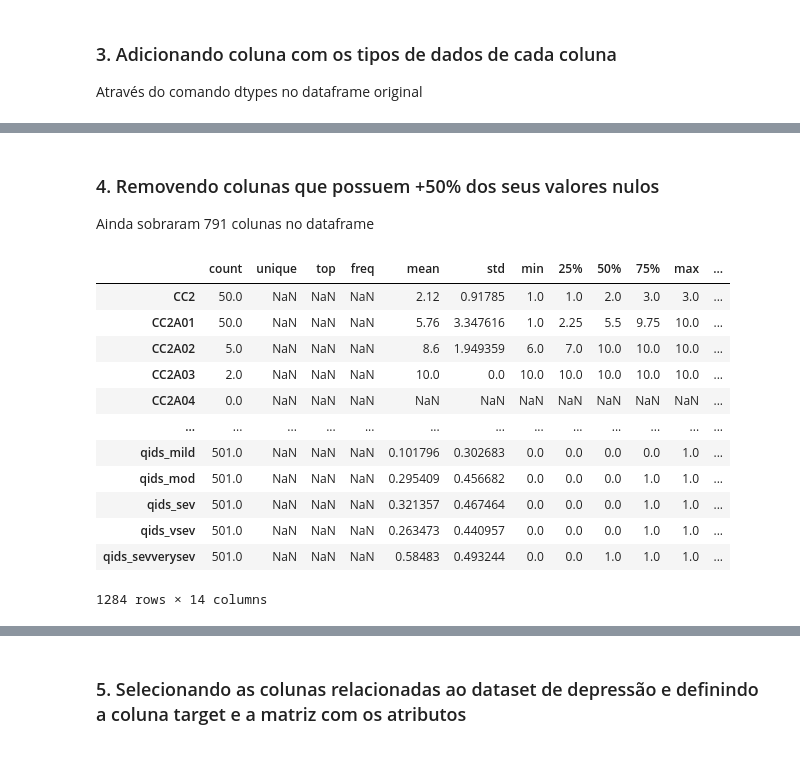
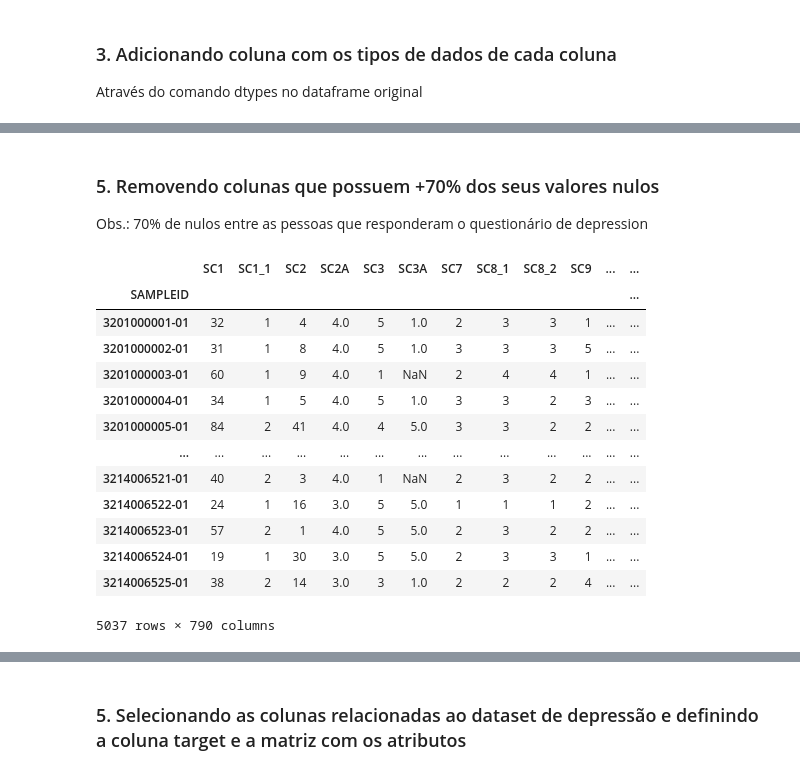
Before and after one commit to matheuss3/promental, a Jupyter notebook: notebooks/analise_exploratoria.ipynb, the cells around one changed output, grey strips where cells are left out. Cells and saved outputs as stored; diff of their text form; code cells hidden in the pictures.

```diff
--- a/notebooks/analise_exploratoria.ipynb
+++ b/notebooks/analise_exploratoria.ipynb
@@ -10,10 +11,10 @@ import matplotlib.pyplot as plt
 # %% [markdown]
 Configuração do dataframe
 # %%
-link_df = 'https://raw.githubusercontent.com/matheuss3/promental/main/data/bancosaudemental.csv?token=GHSAT0AAAAAABUPGQX4XLHQ4VQ7FRERQJ7UYUVNTFA'
+link_df = 'https://raw.githubusercontent.com/matheuss3/promental/main/data/bancosaudemental.csv?token=GHSAT0AAAAAABVD6ZEUD5ELHCXPLJ7OF3FQYUV77DQ'
 delimiter = ';'
 encoding = 'ISO-8859-1'
 # %%
-df_promental = pd.read_csv(link_df, delimiter=delimiter, encoding=encoding)
+df_promental = pd.read_csv(link_df, delimiter=delimiter, encoding=encoding, index_col='SAMPLEID')
 df_promental.head()
 # %% [output]
@@ -92,10 +70,13 @@ df_describe['nulls %'] = amount_nulls
 # %% [markdown]
 ### % Nulos entre os entrevistados que responderam o questionário de depression
 # %%
-amount_nulls_depression = (df_promental[pd.notnull(df_promental['D1'])].isnull().sum() / len(df_promental[pd.notnull(df_promental['D1'])])) * 100
+df_promental_res_depression = df_promental[pd.notnull(df_promental['D1'])] # Dataframe filtrado somente com quem respondeu o questionário de depression
+amount_res = len(df_promental_res_depression) # Quantidade de respostas
+amount_nulls_depression = (df_promental_res_depression.isnull().sum() / amount_res ) * 100
 df_describe['nulls % *'] = amount_nulls_depression
 # %% [markdown]
 ### 3. Adicionando coluna com os tipos de dados de cada coluna
 Através do comando dtypes no dataframe original
 # %%
-df_describe['tipos'] = df_promental.dtypes
+df_describe['types'] = df_promental.dtypes
+df_describe
@@ -118,21 +97,24 @@ df_describe
 # %% [markdown]
-### 4. Removendo colunas que possuem +50% dos seus valores nulos
-Ainda sobraram 791 colunas no dataframe
+### 5. Removendo colunas que possuem +70% dos seus valores nulos
+Obs.: 70% de nulos entre as pessoas que responderam o questionário de depression
 # %%
 remove_percent = 70
 # %%
-df_describe[df_describe['nulls % *'] > remove_percent]
+columns_nulls = df_describe[df_describe['nulls % *'] > remove_percent].index
+df_promental_ajust = df_promental.drop(columns=columns_nulls)
+df_promental_ajust
 # %% [output]
-|  | count | unique | top | freq | mean | std | min | 25% | 50% | 75% | max | ... |
-| CC2 | 50.0 | NaN | NaN | NaN | 2.12 | 0.91785 | 1.0 | 1.0 | 2.0 | 3.0 | 3.0 | ... |
-| CC2A01 | 50.0 | NaN | NaN | NaN | 5.76 | 3.347616 | 1.0 | 2.25 | 5.5 | 9.75 | 10.0 | ... |
-| CC2A02 | 5.0 | NaN | NaN | NaN | 8.6 | 1.949359 | 6.0 | 7.0 | 10.0 | 10.0 | 10.0 | ... |
-| CC2A03 | 2.0 | NaN | NaN | NaN | 10.0 | 0.0 | 10.0 | 10.0 | 10.0 | 10.0 | 10.0 | ... |
-| CC2A04 | 0.0 | NaN | NaN | NaN | NaN | NaN | NaN | NaN | NaN | NaN | NaN | ... |
+|  | SC1 | SC1_1 | SC2 | SC2A | SC3 | SC3A | SC7 | SC8_1 | SC8_2 | SC9 | ... | ... |
+| SAMPLEID |  |  |  |  |  |  |  |  |  |  |  | ... |
+| 3201000001-01 | 32 | 1 | 4 | 4.0 | 5 | 1.0 | 2 | 3 | 3 | 1 | ... | ... |
+| 3201000002-01 | 31 | 1 | 8 | 4.0 | 5 | 1.0 | 3 | 3 | 3 | 5 | ... | ... |
+| 3201000003-01 | 60 | 1 | 9 | 4.0 | 1 | NaN | 2 | 4 | 4 | 1 | ... | ... |
+| 3201000004-01 | 34 | 1 | 5 | 4.0 | 5 | 1.0 | 3 | 3 | 2 | 3 | ... | ... |
+| 3201000005-01 | 84 | 2 | 41 | 4.0 | 4 | 5.0 | 3 | 3 | 2 | 2 | ... | ... |
 | ... | ... | ... | ... | ... | ... | ... | ... | ... | ... | ... | ... | ... |
-| qids_mild | 501.0 | NaN | NaN | NaN | 0.101796 | 0.302683 | 0.0 | 0.0 | 0.0 | 0.0 | 1.0 | ... |
-| qids_mod | 501.0 | NaN | NaN | NaN | 0.295409 | 0.456682 | 0.0 | 0.0 | 0.0 | 1.0 | 1.0 | ... |
-| qids_sev | 501.0 | NaN | NaN | NaN | 0.321357 | 0.467464 | 0.0 | 0.0 | 0.0 | 1.0 | 1.0 | ... |
-| qids_vsev | 501.0 | NaN | NaN | NaN | 0.263473 | 0.440957 | 0.0 | 0.0 | 0.0 | 1.0 | 1.0 | ... |
-| qids_sevverysev | 501.0 | NaN | NaN | NaN | 0.58483 | 0.493244 | 0.0 | 0.0 | 1.0 | 1.0 | 1.0 | ... |
+| 3214006521-01 | 40 | 2 | 3 | 4.0 | 1 | NaN | 2 | 3 | 2 | 2 | ... | ... |
+| 3214006522-01 | 24 | 1 | 16 | 3.0 | 5 | 5.0 | 1 | 1 | 1 | 2 | ... | ... |
+| 3214006523-01 | 57 | 2 | 1 | 4.0 | 5 | 5.0 | 2 | 3 | 2 | 2 | ... | ... |
+| 3214006524-01 | 19 | 1 | 30 | 3.0 | 5 | 5.0 | 2 | 3 | 3 | 1 | ... | ... |
+| 3214006525-01 | 38 | 2 | 14 | 3.0 | 3 | 1.0 | 2 | 2 | 2 | 4 | ... | ... |
-1284 rows × 14 columns
+5037 rows × 790 columns
```
Also changed, not shown: parts of 23 cells of this notebook.
